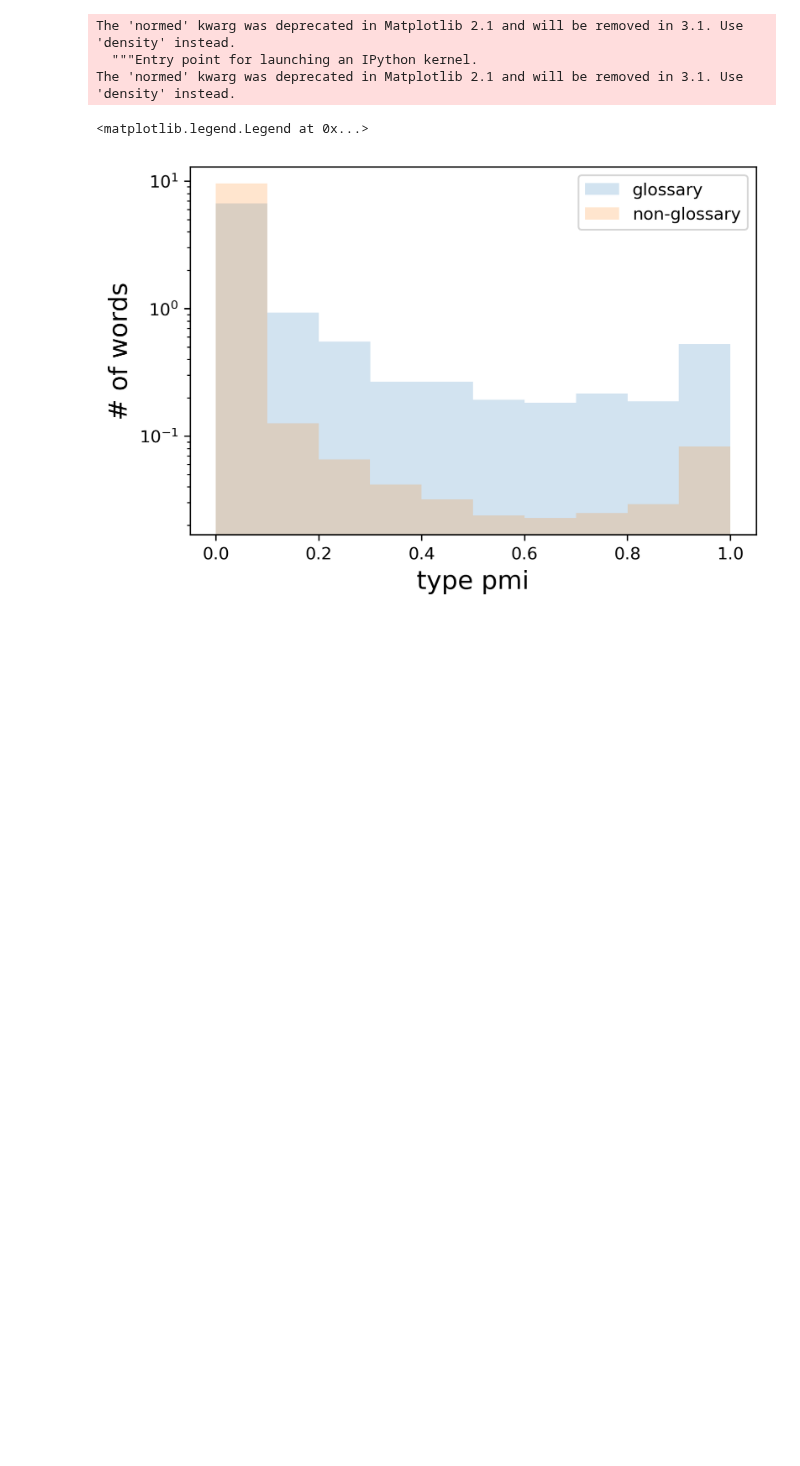
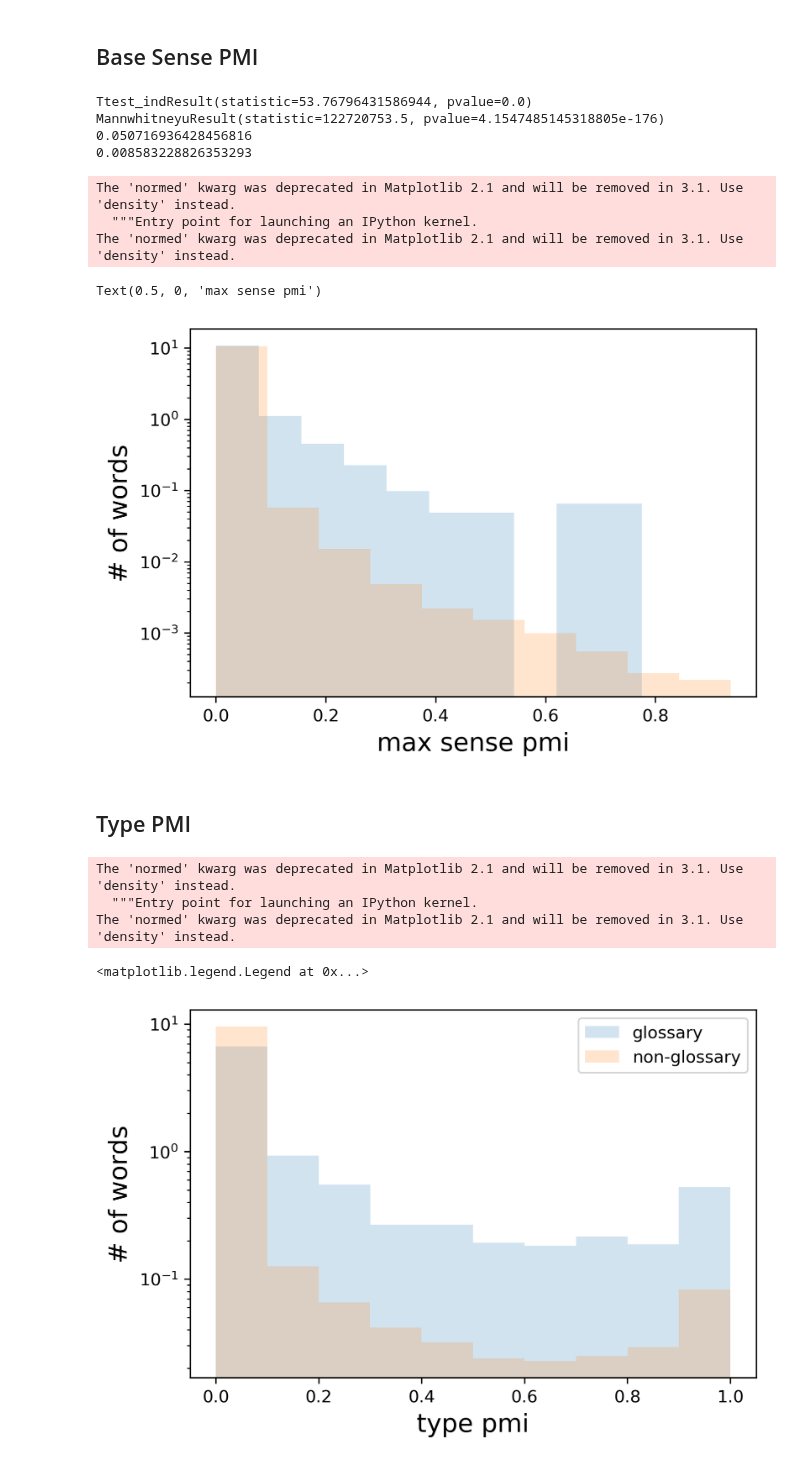
Before and after one commit to lucy3/ingroup_lang, a Jupyter notebook: code/senses.ipynb, the cells around one changed output. Drawn from its saved outputs; the diff is of its cells as text; code cells hidden in the pictures; blank space fills up the shorter version.

Commit message:
some results

```diff
--- a/code/senses.ipynb
+++ b/code/senses.ipynb
@@ -14,4 +14,5 @@ mpl.rcParams['figure.dpi'] = 300
 ROOT = '/data0/lucy/ingroup_lang/'
 LOG_DIR = ROOT + 'logs/'
 SENSE_PMI_DIR = LOG_DIR + 'finetuned_sense_pmi/'
+BASE_SENSE_PMI_DIR = LOG_DIR + 'base_sense_pmi/'
 TYPE_PMI_DIR = LOG_DIR + 'pmi/'
@@ -63,3 +66,48 @@ print(np.mean(not_gloss_vals))
+# %% [markdown]
+## Base Sense PMI
+# %%
+gloss_vals = []
+not_gloss_vals = []
+for filename in tqdm.tqdm(sorted(os.listdir(BASE_SENSE_PMI_DIR))):
+    subreddit = filename.replace('.csv', '')
+    if subreddit not in sr2terms: continue
+    gloss_terms = set(sr2terms[subreddit])
+    with open(BASE_SENSE_PMI_DIR + filename, 'r') as infile:
+        w2score = defaultdict(list)
+        reader = csv.DictReader(infile)
+        for row in reader:
+            w = row['sense'].split('#####')[0]
+            score = float(row['pmi'])
+            w2score[w].append(score)
+        for w in w2score:
+            if w in gloss_terms:
+                gloss_vals.append(max(w2score[w]))
+            else:
+                not_gloss_vals.append(max(w2score[w]))
+# %%
+print(ttest_ind(gloss_vals, not_gloss_vals))
+print(mannwhitneyu(gloss_vals, not_gloss_vals, alternative='greater'))
+print(np.mean(gloss_vals))
+print(np.mean(not_gloss_vals))
+# %% [output]
+Ttest_indResult(statistic=53.76796431586944, pvalue=0.0)
+MannwhitneyuResult(statistic=122720753.5, pvalue=4.1547485145318805e-176)
+0.050716936428456816
+0.008583228826353293
+# %%
+plt.hist(gloss_vals, label="glossary", alpha=0.2, normed=True)
+plt.hist(not_gloss_vals, label="non-glossary", alpha=0.2, normed=True)
+plt.yscale('log')
+plt.ylabel('# of words', fontsize=15)
+plt.xlabel('max sense pmi', fontsize=15)
+# %% [output]
+The 'normed' kwarg was deprecated in Matplotlib 2.1 and will be removed in 3.1. Use 'density' instead.
+  """Entry point for launching an IPython kernel.
+The 'normed' kwarg was deprecated in Matplotlib 2.1 and will be removed in 3.1. Use 'density' instead.
+Text(0.5, 0, 'max sense pmi')
+[figure, added]
+# %% [markdown]
+## Type PMI
 # %%
 gloss_vals = []
 not_gloss_vals = []
```
Also changed, not shown: parts of 4 cells of this notebook, 3 other files.
